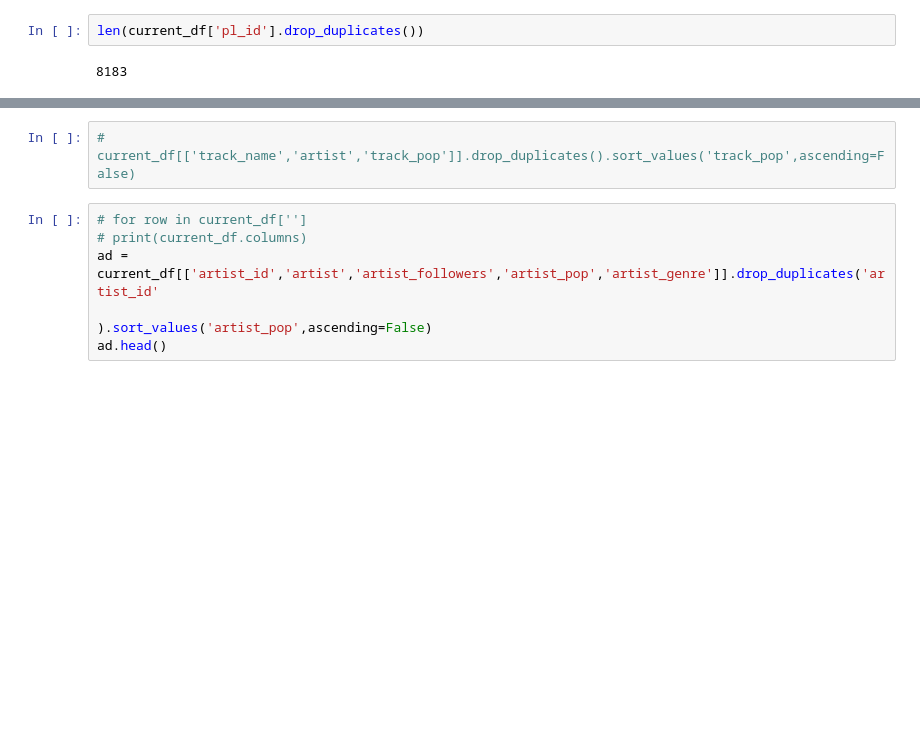
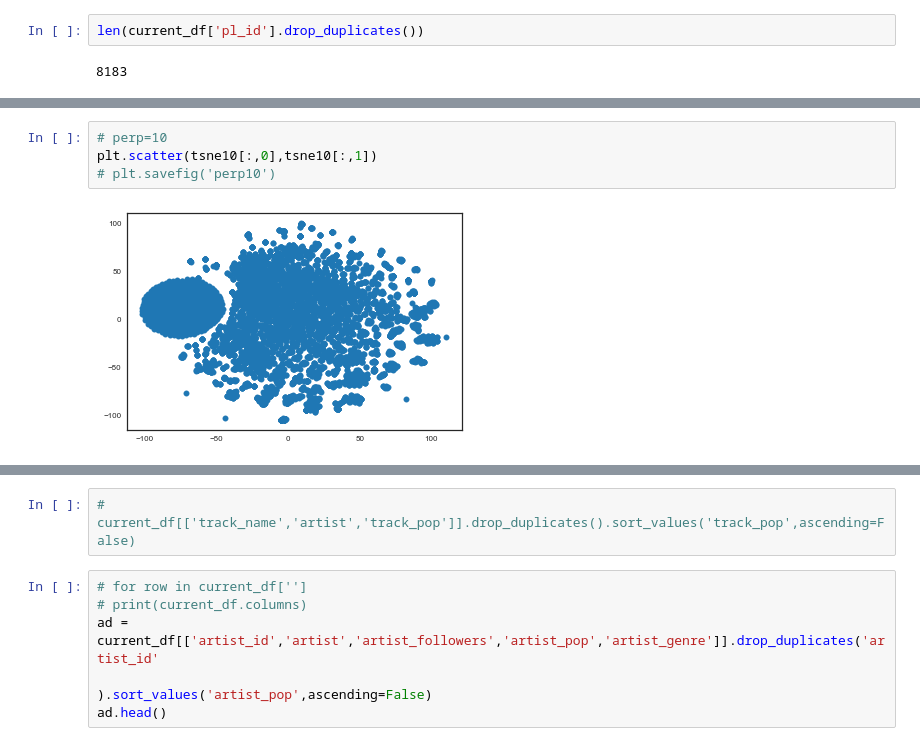
Before and after one commit to ac209-project/ac209-project, a Jupyter notebook: users_playground.ipynb, the cells around one changed output, grey strips where cells are left out. Cells and saved outputs as stored; diff of their text form; blank space fills up the shorter version.

```diff
--- a/users_playground.ipynb
+++ b/users_playground.ipynb
@@ -56,0 +176,6 @@ len(current_df['pl_id'].drop_duplicates())
+# %%
+# perp=10
+plt.scatter(tsne10[:,0],tsne10[:,1])
+# plt.savefig('perp10')
+# %% [output]
+[figure, added]
```
Also changed, not shown: parts of 29 cells of this notebook, 13 other files.
